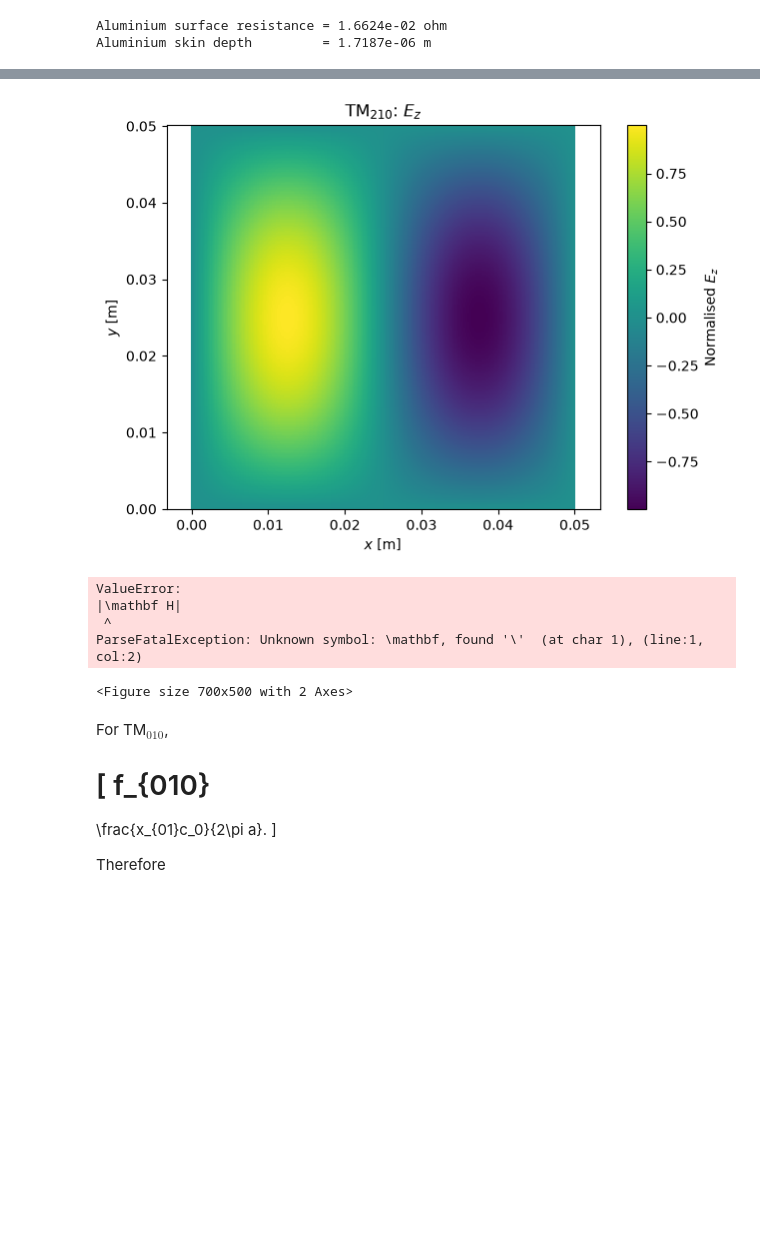
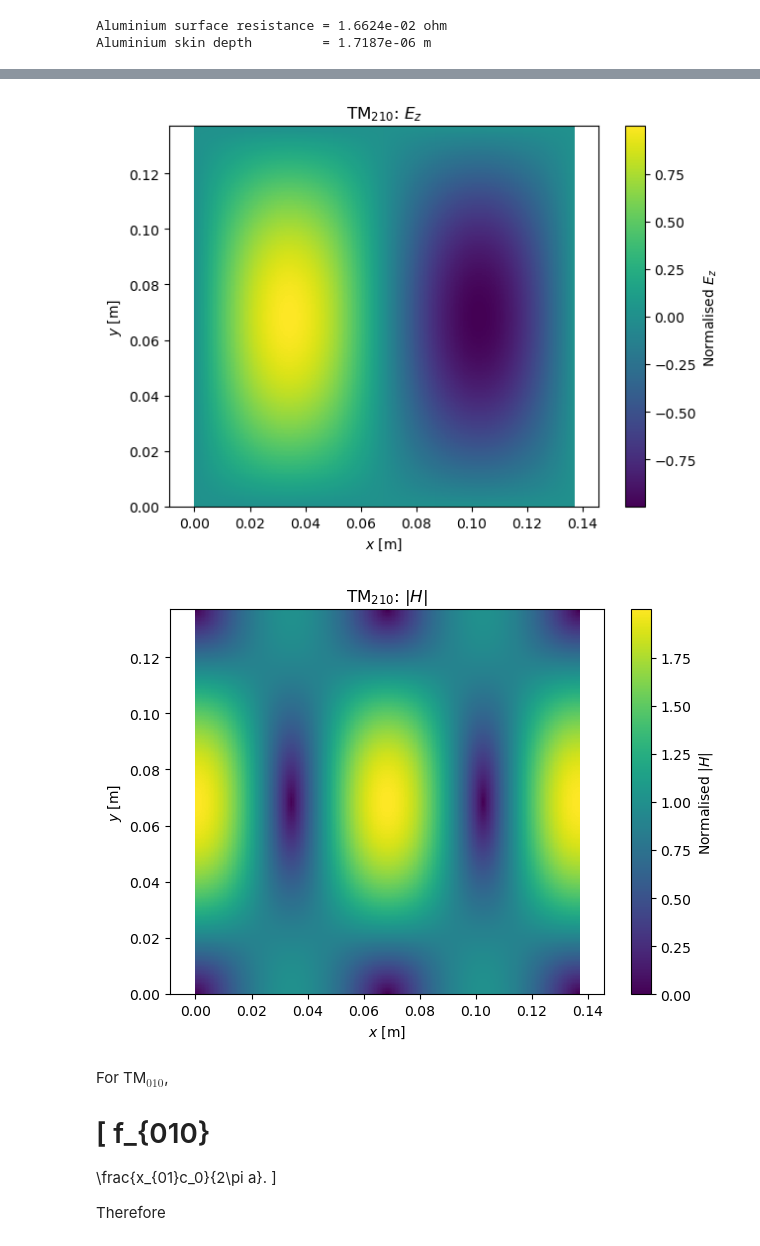
Before and after one commit to Deus-Ex-Machina2/PlasticToPower_EEE4022ProjectRepo, a Jupyter notebook: CPM_params_code.ipynb, the cells around one changed output, grey strips where cells are left out. Cells and saved outputs as stored; diff of their text form; code cells hidden in the pictures; blank space fills up the shorter version.

```diff
--- a/CPM_params_code.ipynb
+++ b/CPM_params_code.ipynb
@@ -1364,12 +1364,12 @@ $\displaystyle Q_{0,210} = \frac{a c \mu \omega}{2 R_{s} \left(a + 2 c\right)}$
 # ============================================================
 
 # TM010 / TM110 cylindrical cavity
-a_cyl = 0.050       # radius [m]
-c_cyl = 0.050       # height [m]
+a_cyl = 0.046833       # radius [m]
+c_cyl = 0.035       # height [m]
 
 # TM210 square cavity
-a_sq = 0.050        # x/y dimension [m]
-c_sq = 0.050        # height [m]
+a_sq = 0.136807        # x/y dimension [m]
+c_sq = 0.020        # height [m]
 
 # Aluminium conductivity
 sigma_al = 3.5e7    # S/m; replace with your assumed value
@@ -1605,41 +1605,37 @@ plt.pcolormesh(
     Y,
     Ez210_num,
     shading='auto'
 )
 
 plt.xlabel(r'$x$ [m]')
 plt.ylabel(r'$y$ [m]')
 plt.title(r'TM$_{210}$: $E_z$')
 plt.axis('equal')
 plt.colorbar(label=r'Normalised $E_z$')
 plt.show()
 
 # ------------------------------------------------------------
 # |H|
 # ------------------------------------------------------------
 
 plt.figure(figsize=(7, 5))
 
 plt.pcolormesh(
     X,
     Y,
     Hmag210_num,
     shading='auto'
 )
 
 plt.xlabel(r'$x$ [m]')
 plt.ylabel(r'$y$ [m]')
-plt.title(r'TM$_{210}$: $|\mathbf H|$')
+plt.title(r'TM$_{210}$: $|H|$')
 plt.axis('equal')
-plt.colorbar(label=r'Normalised $|\mathbf H|$')
+plt.colorbar(label=r'Normalised $|H|$')
 plt.show()
 # %% [output]
-[figure, old version]
+[figure, new version]
-ValueError:
-|\mathbf H|
- ^
-ParseFatalException: Unknown symbol: \mathbf, found '\'  (at char 1), (line:1, col:2)
-<Figure size 700x500 with 2 Axes>
+[figure, added]
 # %%
 # ============================================================
 # TM010 DIMENSIONAL SENSITIVITY
```
Also changed, not shown: parts of 22 cells of this notebook.
